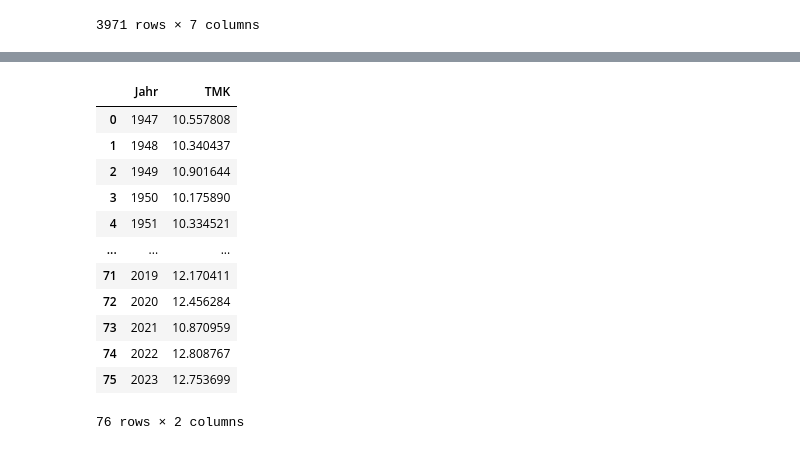
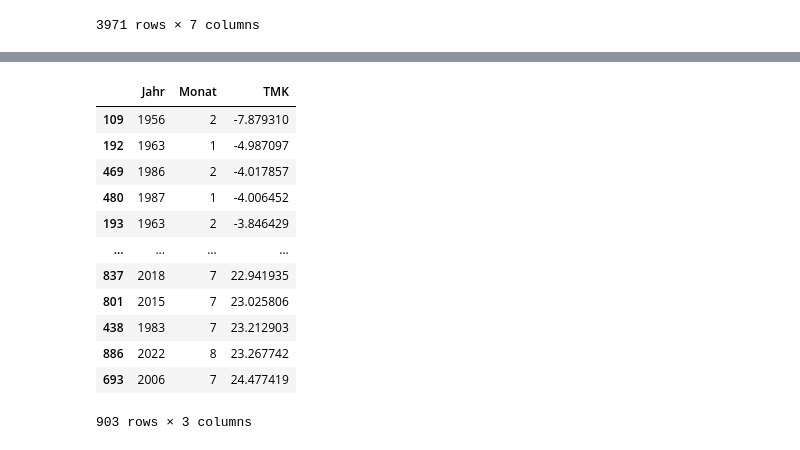
Before and after one commit to Fxvdi/dabi2-project, a Jupyter notebook: 2a_test-analyse.ipynb, the cells around one changed output, grey strips where cells are left out. Saved outputs shown, nothing was run; the diff lists cells and outputs as text; code cells hidden in the pictures.

```diff
--- a/2a_test-analyse.ipynb
+++ b/2a_test-analyse.ipynb
@@ -57,5 +57,6 @@ df_weather
 # %%
 df_weather['Jahr'] = pd.to_datetime(df_weather['MESS_DATUM']).dt.year
-
-df_weather[' TMK']
+df_weather["Monat"] = pd.to_datetime(df_weather["MESS_DATUM"]).dt.month
+df_weather['TMK']
+df_weather
 # %% [output]
@@ -74,20 +76,21 @@ Name:  TMK, Length: 27478, dtype: float64
 # %%
-df_avg_temp_year = df_weather.groupby('Jahr')[' TMK'].mean().reset_index()
-df_avg_temp_year
+#Wetterdaten auf den Monat genau Granuliert
+df_avg_temp_year = df_weather.groupby(["Jahr","Monat"])['TMK'].mean().reset_index()
+df_avg_temp_year.sort_values(by="TMK")
 # %% [output]
-|  | Jahr | TMK |
-| 0 | 1947 | 10.557808 |
-| 1 | 1948 | 10.340437 |
-| 2 | 1949 | 10.901644 |
-| 3 | 1950 | 10.175890 |
-| 4 | 1951 | 10.334521 |
-| ... | ... | ... |
-| 71 | 2019 | 12.170411 |
-| 72 | 2020 | 12.456284 |
-| 73 | 2021 | 10.870959 |
-| 74 | 2022 | 12.808767 |
-| 75 | 2023 | 12.753699 |
+|  | Jahr | Monat | TMK |
+| 109 | 1956 | 2 | -7.879310 |
+| 192 | 1963 | 1 | -4.987097 |
+| 469 | 1986 | 2 | -4.017857 |
+| 480 | 1987 | 1 | -4.006452 |
+| 193 | 1963 | 2 | -3.846429 |
+| ... | ... | ... | ... |
+| 837 | 2018 | 7 | 22.941935 |
+| 801 | 2015 | 7 | 23.025806 |
+| 438 | 1983 | 7 | 23.212903 |
+| 886 | 2022 | 8 | 23.267742 |
+| 693 | 2006 | 7 | 24.477419 |
-76 rows × 2 columns
+903 rows × 3 columns
 # %%
 merged_df = pd.merge(df_gastro, df_avg_temp_year, on='Jahr')
 merged_df
```
Also changed, not shown: parts of 7 cells of this notebook, 3 other files.
